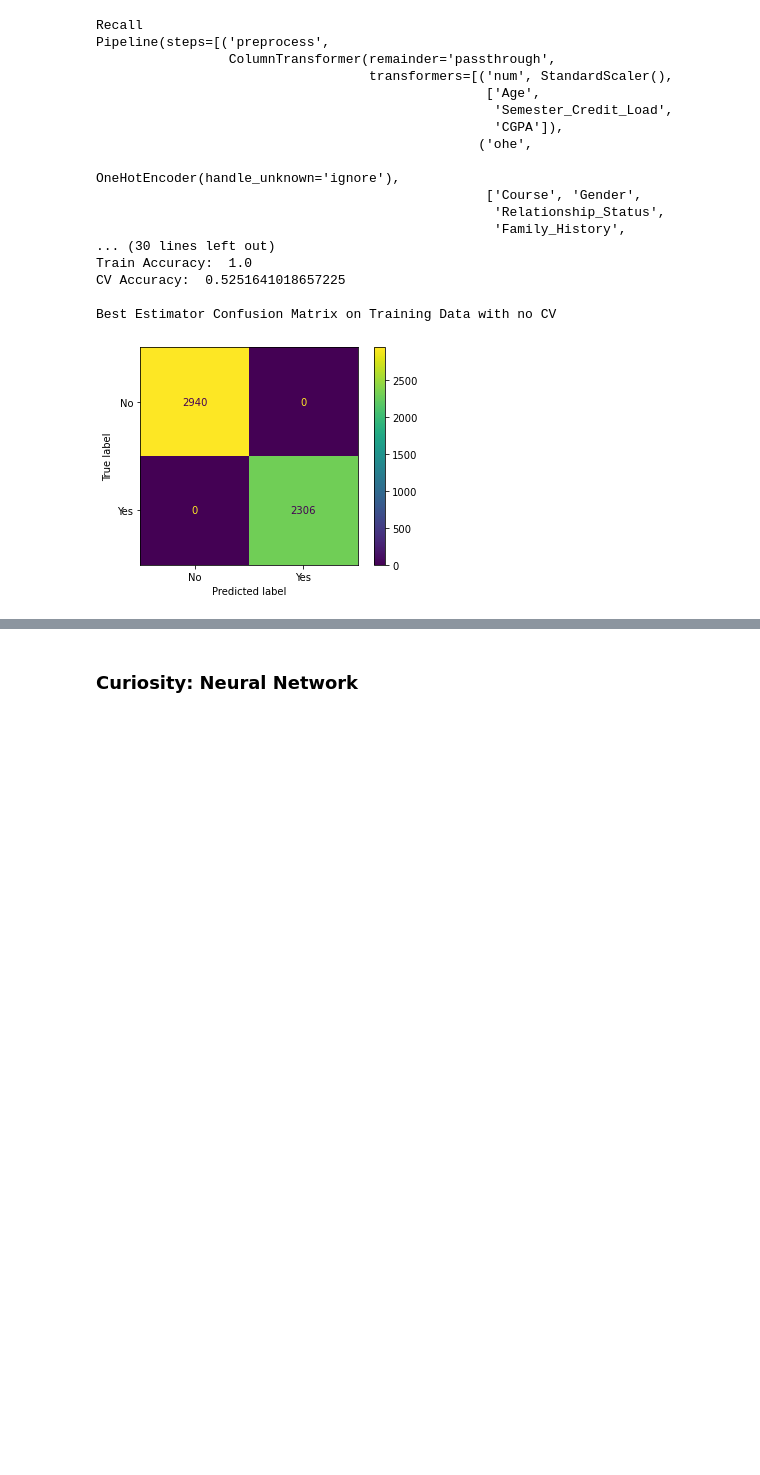
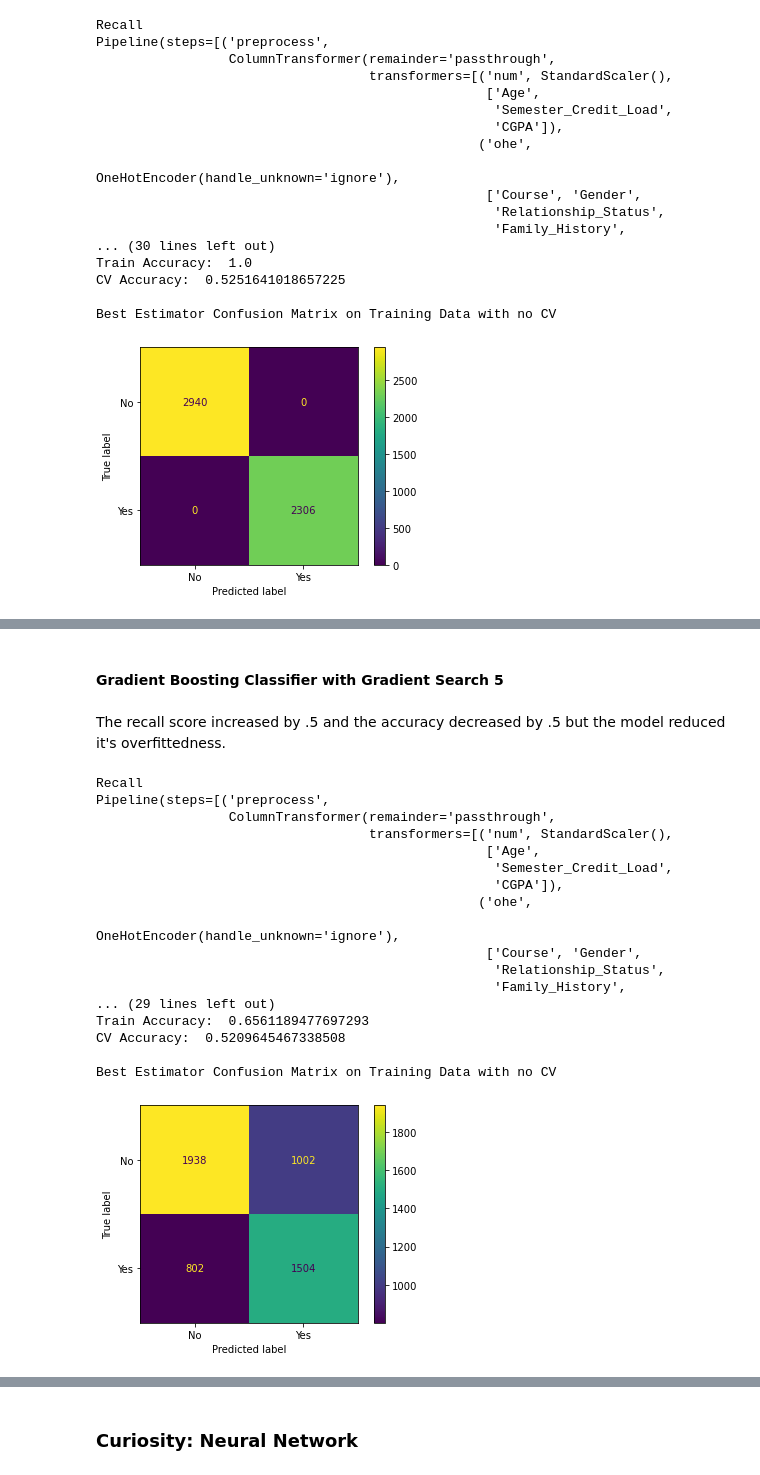
Before and after one commit to rbdaly16/Student-Mental-Health-Analysis, a Jupyter notebook: scratch_notebooks/Current Nbk.ipynb, the cells around one changed output, grey strips where cells are left out. Drawn from its saved outputs; the diff is of its cells as text; code cells hidden in the pictures; blank space fills up the shorter version.

```diff
--- a/scratch_notebooks/Current Nbk.ipynb
+++ b/scratch_notebooks/Current Nbk.ipynb
@@ -411,13 +411,13 @@ def grid_results(model):
 # %% [markdown]
 ### Dummy Model Classifier
 # %%
-# # Instantiate dummy model that will always predict Yes
-# dummy_model = DummyClassifier(strategy="constant", constant='Yes')
-# dummy_model.fit(X_train, y_train)
+# Instantiate dummy model that will always predict Yes
+dummy_model = DummyClassifier(strategy="constant", constant=1)
+dummy_model.fit(X_train, y_train)
 
-# # Pickle the model
-# with open('../pickled_models/dummy_model.pkl', 'wb') as f:
-#     pickle.dump(dummy_model, f)
+# Pickle the model
+with open('../pickled_models/dummy_model.pkl', 'wb') as f:
+    pickle.dump(dummy_model, f)
 # %%
 # Load the pickled model
 with open('../pickled_models/dummy_model.pkl', 'rb') as f:
@@ -1652,0 +1683,4 @@ Best Estimator Confusion Matrix on Training Data with no CV
+# %%
+# Load the pickled model
+with open('../pickled_models/gbc_grid4_best.pkl', 'rb') as f:
+    gbc_grid4_best = pickle.load(f)
@@ -1652,0 +1717,48 @@ Best Estimator Confusion Matrix on Training Data with no CV
+# %% [markdown]
+#### Gradient Boosting Classifier with Gradient Search 5
+# %%
+# Creating parameters for GridSearch
+params = {'gbc__loss': ['exponential', 'deviance'],
+          'gbc__learning_rate': [1],
+          'gbc__n_estimators': [600, 700],
+         'gbc__min_samples_split': [2, 3],
+         'gbc__max_depth': [18, 20],
+         'gbc__max_features': [None, 25],
+         'gbc__subsample': [0.5, 1]}
+
+# GridSearch with the logistic regression pipeline, parameters above, 5 fold cross validation, and accuracy score
+gbc_grid5 = GridSearchCV(estimator=gbc_pipe, param_grid=params, cv=5, scoring=recall_scorer, n_jobs=3)
+
+# Fitting the GridSearch
+gbc_grid5.fit(X_train, y_train)
+
+# Pickle the model
+with open('../pickled_models/gbc_grid5_best.pkl', 'wb') as f:
+    pickle.dump(gbc_grid5.best_estimator_, f)
+# %%
+# Load the pickled model
+with open('../pickled_models/gbc_grid5_best.pkl', 'rb') as f:
+    gbc_grid5_best = pickle.load(f)
+# %% [markdown]
+The recall score increased by .5 and the accuracy decreased by .5 but the model reduced it's overfittedness.
+# %%
+grid_results(gbc_grid5_best)
+# %% [output]
+Recall
+Pipeline(steps=[('preprocess',
+                 ColumnTransformer(remainder='passthrough',
+                                   transformers=[('num', StandardScaler(),
+                                                  ['Age',
+                                                   'Semester_Credit_Load',
+                                                   'CGPA']),
+                                                 ('ohe',
+                                                  OneHotEncoder(handle_unknown='ignore'),
+                                                  ['Course', 'Gender',
+                                                   'Relationship_Status',
+                                                   'Family_History',
+... (29 lines left out)
+Train Accuracy:  0.6561189477697293
+CV Accuracy:  0.5209645467338508
+
+Best Estimator Confusion Matrix on Training Data with no CV
+[figure, added]
```
Also changed, not shown: parts of 16 cells of this notebook, 1 other file.
